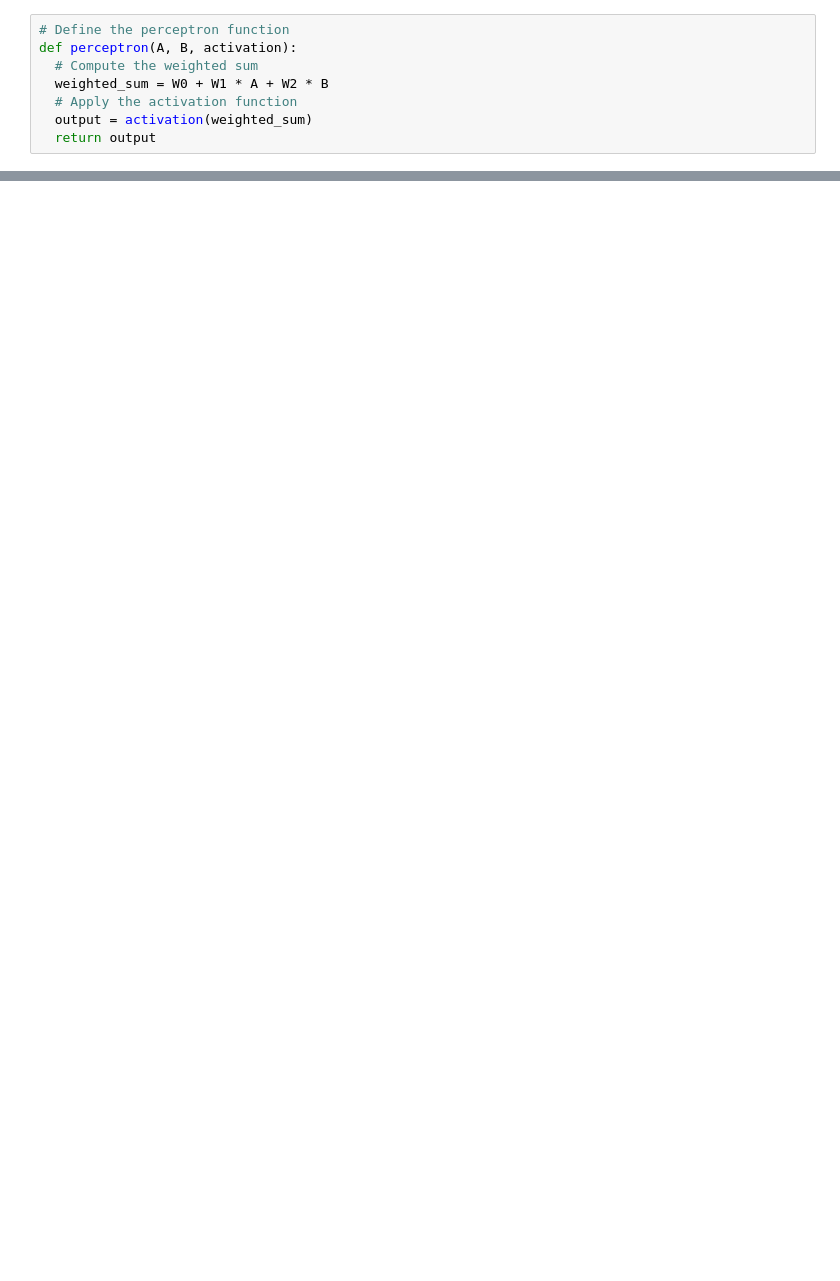
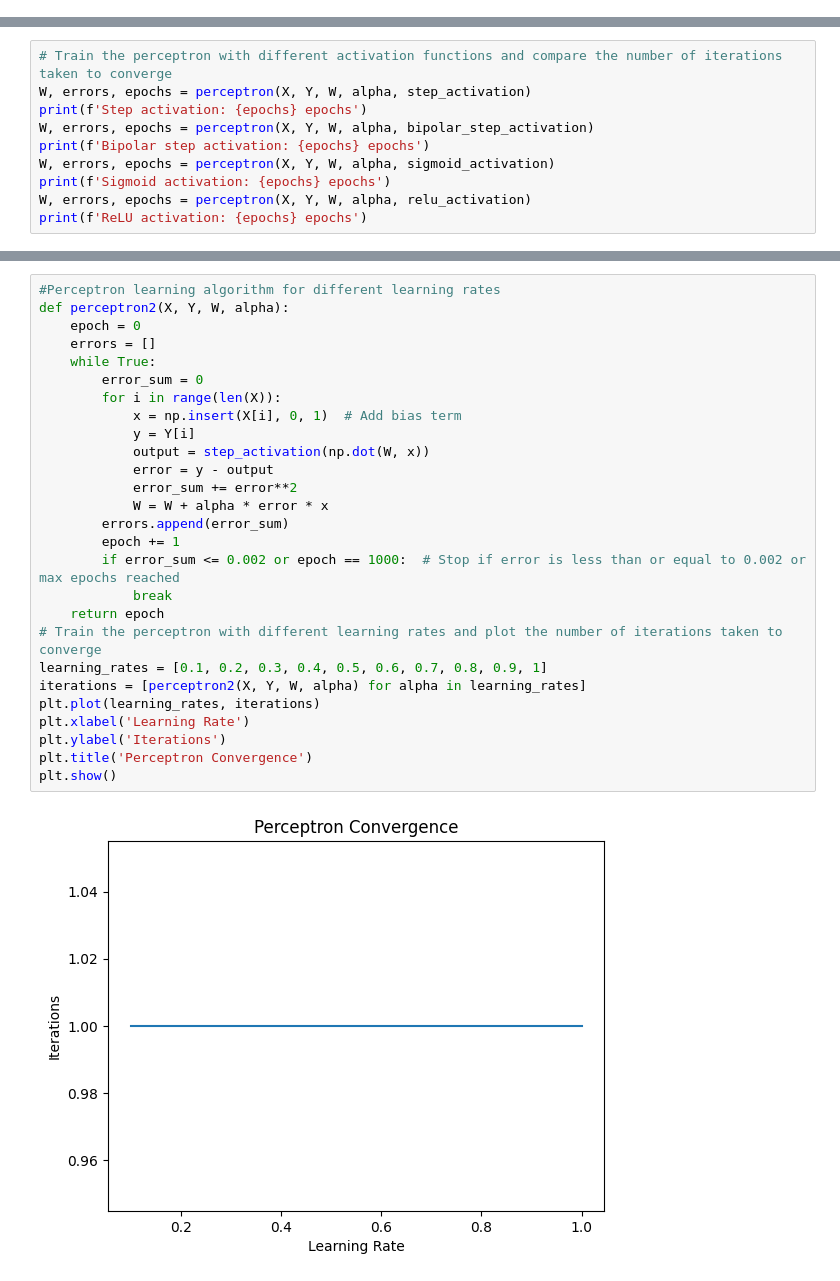
Before and after one commit to NOTSANTOSH04/ML_labsession, a Jupyter notebook: Lab_session6/Assignment06.ipynb, the cells around one changed output, grey strips where cells are left out. Saved outputs shown, nothing was run; the diff lists cells and outputs as text; blank space fills up the shorter version.

```diff
--- a/Lab_session6/Assignment06.ipynb
+++ b/Lab_session6/Assignment06.ipynb
@@ -29,8 +23,0 @@ def relu(x):
-# %%
-# Define the perceptron function
-def perceptron(A, B, activation):
-  # Compute the weighted sum
-  weighted_sum = W0 + W1 * A + W2 * B
-  # Apply the activation function
-  output = activation(weighted_sum)
-  return output
@@ -142,0 +71,10 @@ plt.show()
+# %%
+# Train the perceptron with different activation functions and compare the number of iterations taken to converge
+W, errors, epochs = perceptron(X, Y, W, alpha, step_activation)
+print(f'Step activation: {epochs} epochs')
+W, errors, epochs = perceptron(X, Y, W, alpha, bipolar_step_activation)
+print(f'Bipolar step activation: {epochs} epochs')
+W, errors, epochs = perceptron(X, Y, W, alpha, sigmoid_activation)
+print(f'Sigmoid activation: {epochs} epochs')
+W, errors, epochs = perceptron(X, Y, W, alpha, relu_activation)
+print(f'ReLU activation: {epochs} epochs')
@@ -142,0 +86,29 @@ plt.show()
+# %%
+#Perceptron learning algorithm for different learning rates
+def perceptron2(X, Y, W, alpha):
+    epoch = 0
+    errors = []
+    while True:
+        error_sum = 0
+        for i in range(len(X)):
+            x = np.insert(X[i], 0, 1)  # Add bias term
+            y = Y[i]
+            output = step_activation(np.dot(W, x))
+            error = y - output
+            error_sum += error**2
+            W = W + alpha * error * x
+        errors.append(error_sum)
+        epoch += 1
+        if error_sum <= 0.002 or epoch == 1000:  # Stop if error is less than or equal to 0.002 or max epochs reached
+            break
+    return epoch
+# Train the perceptron with different learning rates and plot the number of iterations taken to converge
+learning_rates = [0.1, 0.2, 0.3, 0.4, 0.5, 0.6, 0.7, 0.8, 0.9, 1]
+iterations = [perceptron2(X, Y, W, alpha) for alpha in learning_rates]
+plt.plot(learning_rates, iterations)
+plt.xlabel('Learning Rate')
+plt.ylabel('Iterations')
+plt.title('Perceptron Convergence')
+plt.show()
+# %% [output]
+[figure, added]
```
Also changed, not shown: parts of 19 cells of this notebook, 2 other files.
